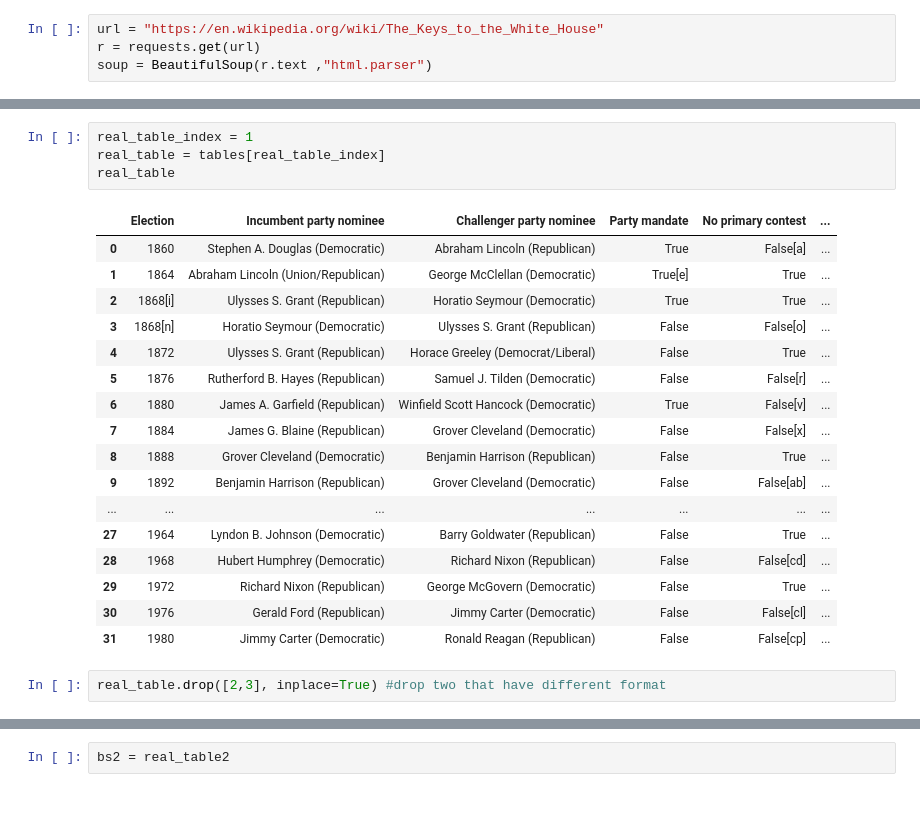
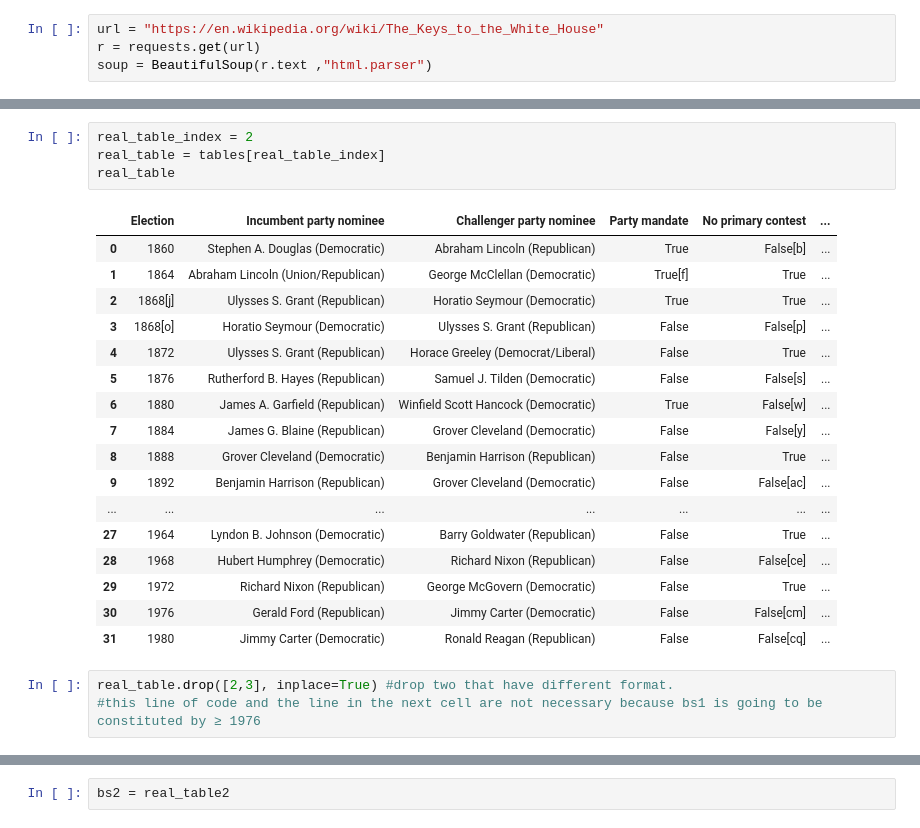
Before and after one commit to bmcastrow/lichtman-USA-elections, a Jupyter notebook: USA2024 Elections.ipynb, the cells around one changed output, grey strips where cells are left out. Cells and saved outputs as stored; diff of their text form.

```diff
--- a/USA2024 Elections.ipynb
+++ b/USA2024 Elections.ipynb
@@ -234,27 +246,28 @@ Table0:
 # %%
-real_table_index = 1
+real_table_index = 2
 real_table = tables[real_table_index]
 real_table
 # %% [output]
 |  | Election | Incumbent party nominee | Challenger party nominee | Party mandate | No primary contest | ... |
-| 0 | 1860 | Stephen A. Douglas (Democratic) | Abraham Lincoln (Republican) | True | False[a] | ... |
-| 1 | 1864 | Abraham Lincoln (Union/Republican) | George McClellan (Democratic) | True[e] | True | ... |
-| 2 | 1868[i] | Ulysses S. Grant (Republican) | Horatio Seymour (Democratic) | True | True | ... |
-| 3 | 1868[n] | Horatio Seymour (Democratic) | Ulysses S. Grant (Republican) | False | False[o] | ... |
+| 0 | 1860 | Stephen A. Douglas (Democratic) | Abraham Lincoln (Republican) | True | False[b] | ... |
+| 1 | 1864 | Abraham Lincoln (Union/Republican) | George McClellan (Democratic) | True[f] | True | ... |
+| 2 | 1868[j] | Ulysses S. Grant (Republican) | Horatio Seymour (Democratic) | True | True | ... |
+| 3 | 1868[o] | Horatio Seymour (Democratic) | Ulysses S. Grant (Republican) | False | False[p] | ... |
 | 4 | 1872 | Ulysses S. Grant (Republican) | Horace Greeley (Democrat/Liberal) | False | True | ... |
-| 5 | 1876 | Rutherford B. Hayes (Republican) | Samuel J. Tilden (Democratic) | False | False[r] | ... |
-| 6 | 1880 | James A. Garfield (Republican) | Winfield Scott Hancock (Democratic) | True | False[v] | ... |
-| 7 | 1884 | James G. Blaine (Republican) | Grover Cleveland (Democratic) | False | False[x] | ... |
+| 5 | 1876 | Rutherford B. Hayes (Republican) | Samuel J. Tilden (Democratic) | False | False[s] | ... |
+| 6 | 1880 | James A. Garfield (Republican) | Winfield Scott Hancock (Democratic) | True | False[w] | ... |
+| 7 | 1884 | James G. Blaine (Republican) | Grover Cleveland (Democratic) | False | False[y] | ... |
 | 8 | 1888 | Grover Cleveland (Democratic) | Benjamin Harrison (Republican) | False | True | ... |
-| 9 | 1892 | Benjamin Harrison (Republican) | Grover Cleveland (Democratic) | False | False[ab] | ... |
+| 9 | 1892 | Benjamin Harrison (Republican) | Grover Cleveland (Democratic) | False | False[ac] | ... |
 | ... | ... | ... | ... | ... | ... | ... |
 | 27 | 1964 | Lyndon B. Johnson (Democratic) | Barry Goldwater (Republican) | False | True | ... |
-| 28 | 1968 | Hubert Humphrey (Democratic) | Richard Nixon (Republican) | False | False[cd] | ... |
+| 28 | 1968 | Hubert Humphrey (Democratic) | Richard Nixon (Republican) | False | False[ce] | ... |
 | 29 | 1972 | Richard Nixon (Republican) | George McGovern (Democratic) | False | True | ... |
-| 30 | 1976 | Gerald Ford (Republican) | Jimmy Carter (Democratic) | False | False[cl] | ... |
-| 31 | 1980 | Jimmy Carter (Democratic) | Ronald Reagan (Republican) | False | False[cp] | ... |
+| 30 | 1976 | Gerald Ford (Republican) | Jimmy Carter (Democratic) | False | False[cm] | ... |
+| 31 | 1980 | Jimmy Carter (Democratic) | Ronald Reagan (Republican) | False | False[cq] | ... |
 # %%
-real_table.drop([2,3], inplace=True) #drop two that have different format
+real_table.drop([2,3], inplace=True) #drop two that have different format.
+#this line of code and the line in the next cell are not necessary because bs1 is going to be constituted by ≥ 1976
 # %%
 real_table.reset_index(drop=True, inplace=True)
 real_table #reset the indexes from the drop
```
Also changed, not shown: parts of 30 cells of this notebook.
